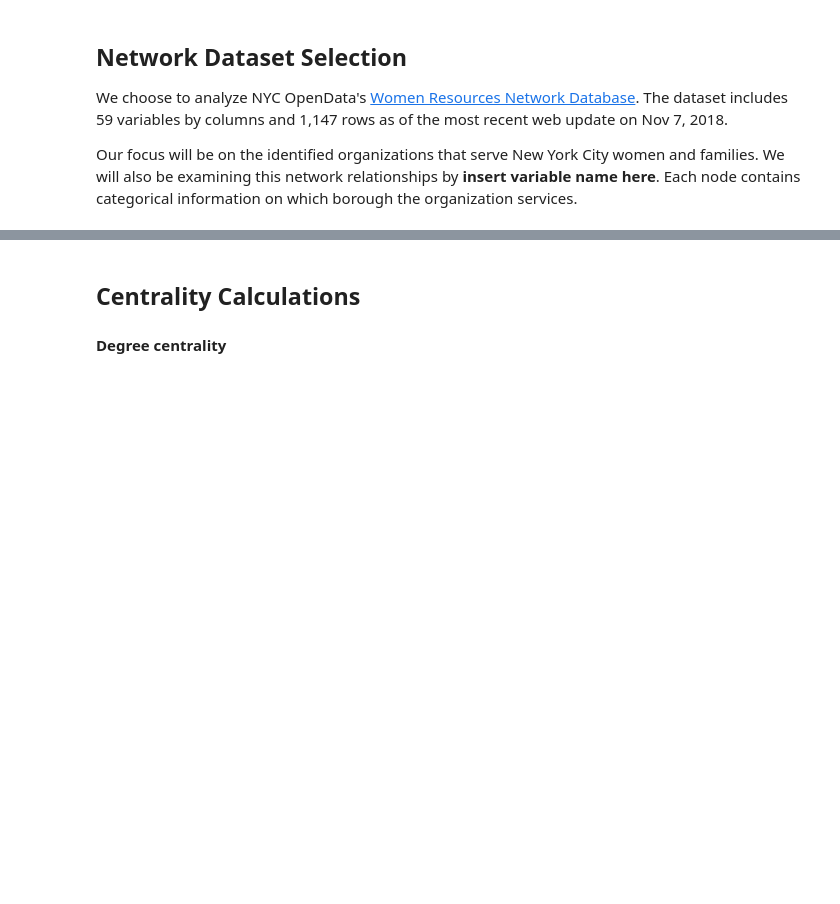
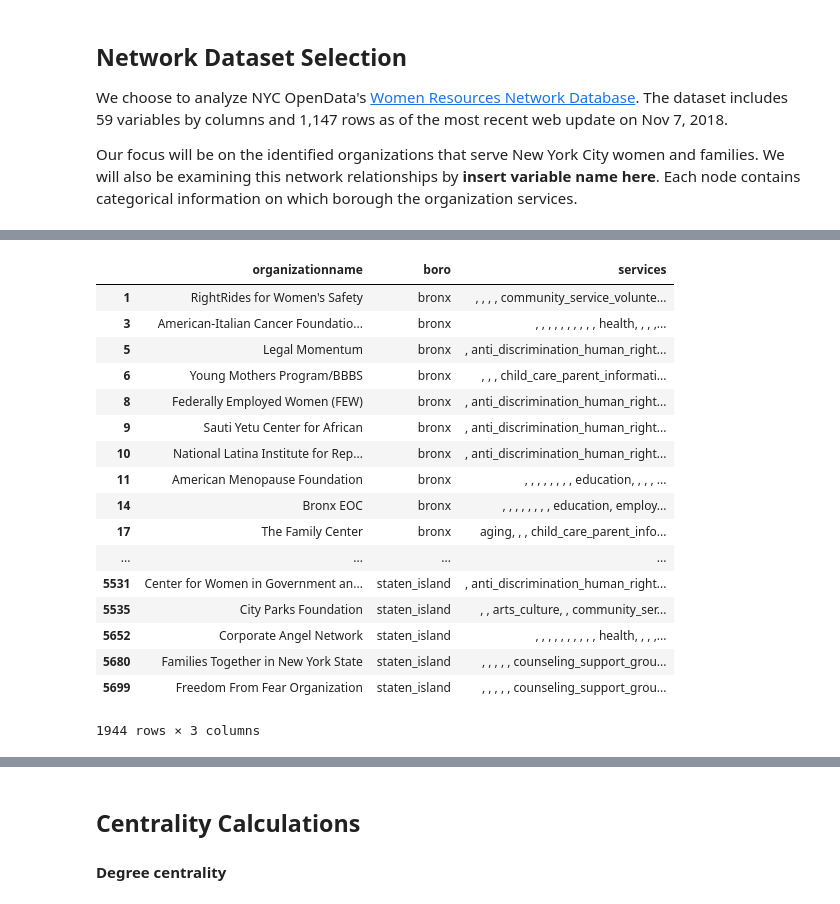
Before and after one commit to miasiracusa/620, a Jupyter notebook: Project-1/Network-Analysis.ipynb, the cells around one changed output, grey strips where cells are left out. Saved outputs shown, nothing was run; the diff lists cells and outputs as text; code cells hidden in the pictures; blank space fills up the shorter version.

```diff
--- a/Project-1/Network-Analysis.ipynb
+++ b/Project-1/Network-Analysis.ipynb
@@ -108 +64,27 @@ network.sort_values('svc_wgt').head(10)
+# %%
+# Transform dataframe from wide to long
+t = results.melt(id_vars=results.iloc[:,0:21], value_vars=results.iloc[:,21:26],
+                 var_name='boro').query("value == 'Y'").drop('value', axis=1)
+t.iloc[:,1:21]=t.iloc[:,1:21].replace("Y", pd.Series(t.columns, t.columns)).replace(to_replace ="N", value = "")
+t['services'] = t.iloc[:,1:21].apply(lambda x: ', '.join(x.astype(str)), axis=1)
+t[['organizationname', 'boro', 'services']]
+# %% [output]
+|  | organizationname | boro | services |
+| 1 | RightRides for Women's Safety | bronx | , , , , community_service_volunte... |
+| 3 | American-Italian Cancer Foundatio... | bronx | , , , , , , , , , , health, , , ,... |
+| 5 | Legal Momentum | bronx | , anti_discrimination_human_right... |
+| 6 | Young Mothers Program/BBBS | bronx | , , , child_care_parent_informati... |
+| 8 | Federally Employed Women (FEW) | bronx | , anti_discrimination_human_right... |
+| 9 | Sauti Yetu Center for African | bronx | , anti_discrimination_human_right... |
+| 10 | National Latina Institute for Rep... | bronx | , anti_discrimination_human_right... |
+| 11 | American Menopause Foundation | bronx | , , , , , , , , education, , , , ... |
+| 14 | Bronx EOC | bronx | , , , , , , , , education, employ... |
+| 17 | The Family Center | bronx | aging, , , child_care_parent_info... |
+| ... | ... | ... | ... |
+| 5531 | Center for Women in Government an... | staten_island | , anti_discrimination_human_right... |
+| 5535 | City Parks Foundation | staten_island | , , arts_culture, , community_ser... |
+| 5652 | Corporate Angel Network | staten_island | , , , , , , , , , , health, , , ,... |
+| 5680 | Families Together in New York State | staten_island | , , , , , counseling_support_grou... |
+| 5699 | Freedom From Fear Organization | staten_island | , , , , , counseling_support_grou... |
+1944 rows × 3 columns
 # %%
```
Also changed, not shown: parts of 8 cells of this notebook.
